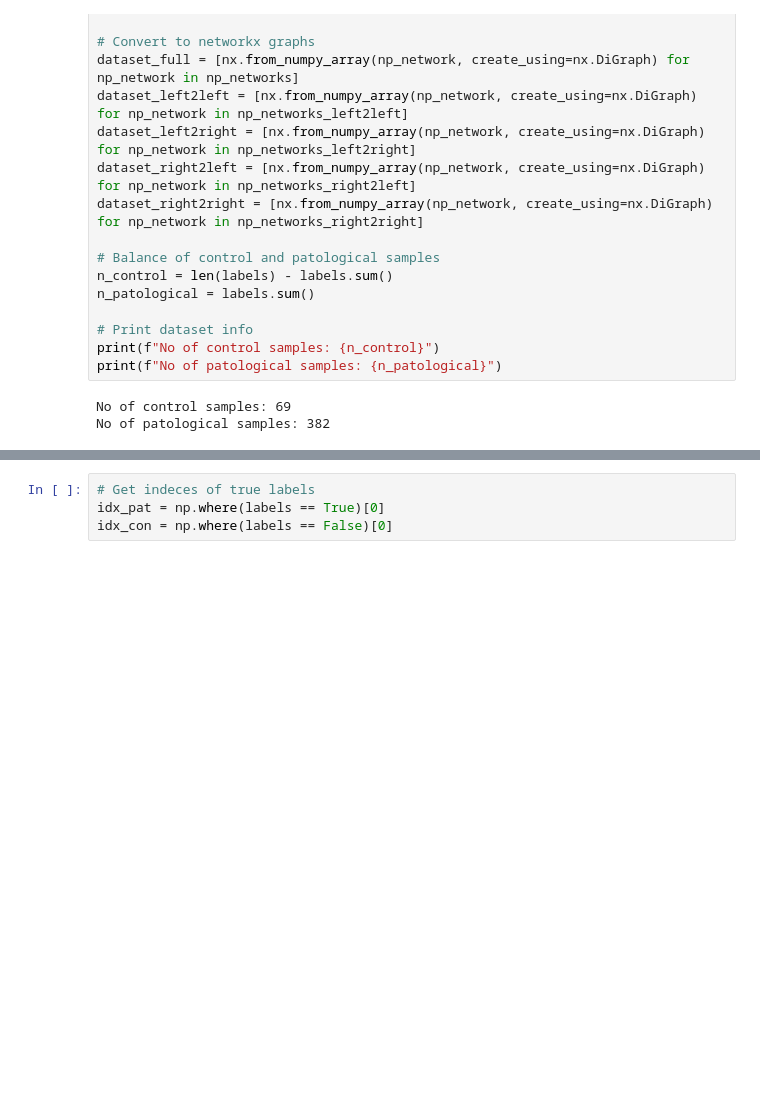
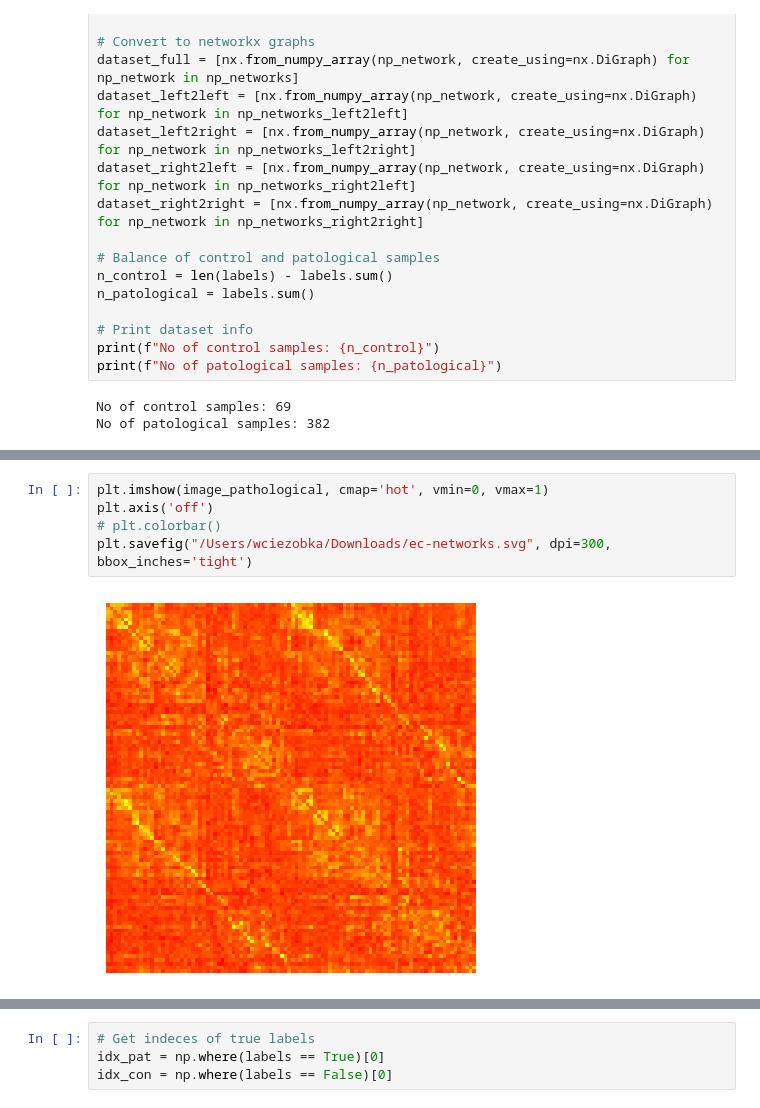
Before and after one commit to Wotaker/masters-thesis, a Jupyter notebook: master_thesis/notebooks/inter_intra_embeddings.ipynb, the cells around one changed output, grey strips where cells are left out. Drawn from its saved outputs; the diff is of its cells as text; blank space fills up the shorter version.

```diff
--- a/master_thesis/notebooks/inter_intra_embeddings.ipynb
+++ b/master_thesis/notebooks/inter_intra_embeddings.ipynb
@@ -61,0 +89,7 @@ No of patological samples: 382
+# %%
+plt.imshow(image_pathological, cmap='hot', vmin=0, vmax=1)
+plt.axis('off')
+# plt.colorbar()
+plt.savefig("/Users/wciezobka/Downloads/ec-networks.svg", dpi=300, bbox_inches='tight')
+# %% [output]
+[figure, added]
```
Also changed, not shown: parts of 4 cells of this notebook, 2 other files.
